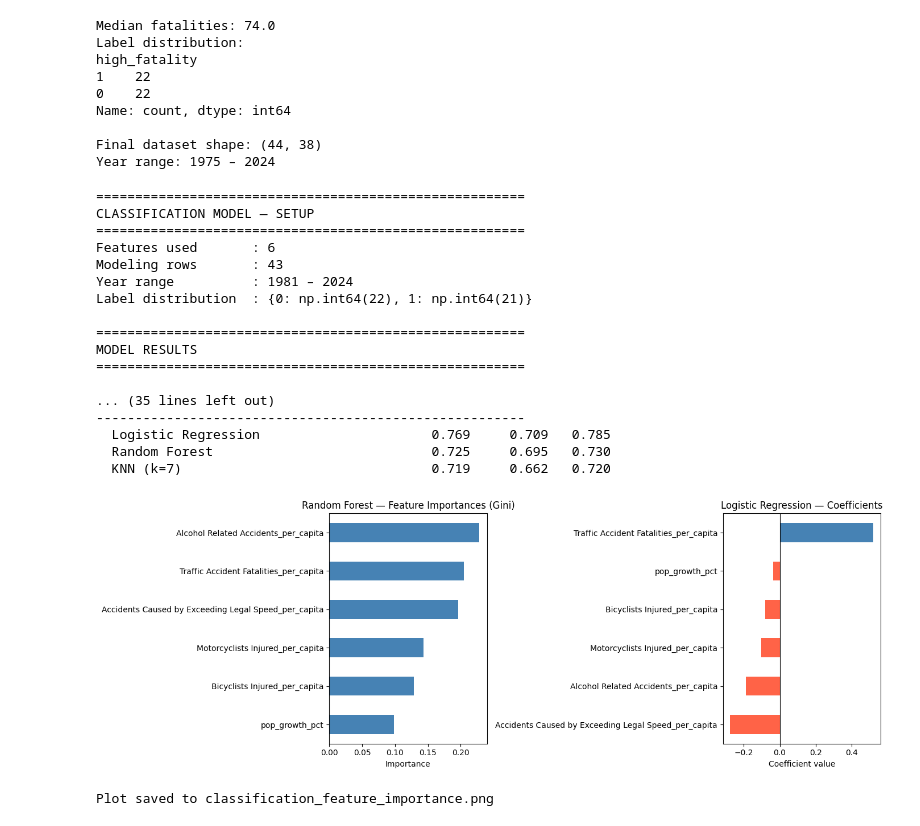
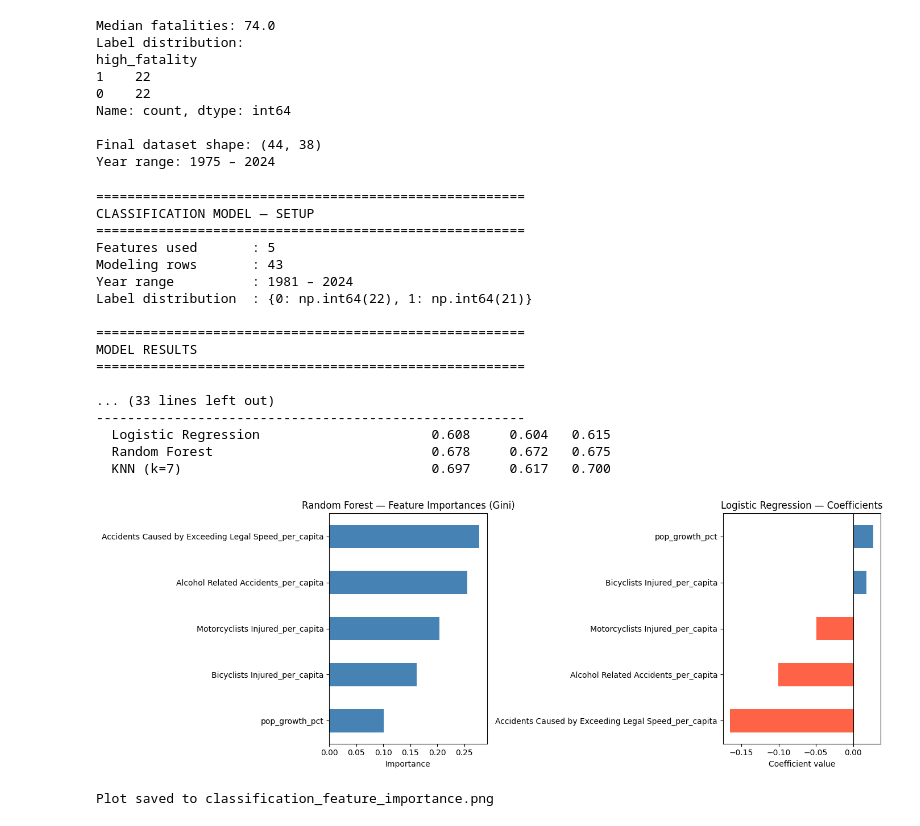
Before and after one commit to sirjacket42/DTSC2302_Final_Proj, a Jupyter notebook: Model_2.ipynb, the cells around one changed output. Cells and saved outputs as stored; diff of their text form; code cells hidden in the pictures.

```diff
--- a/Model_2.ipynb
+++ b/Model_2.ipynb
@@ -107,7 +107,6 @@ Year range: 1975 – 2024
 
 # ── 1. Feature Selection ─────────────────────────────────────────────────────
 feature_cols = [
-    "Traffic Accident Fatalities_per_capita",
     "Alcohol Related Accidents_per_capita",
     "Accidents Caused by Exceeding Legal Speed_per_capita",
     "Motorcyclists Injured_per_capita",
@@ -222,37 +221,37 @@ fig, axes = plt.subplots(1, 2, figsize=(14, 5))
 
 # RF importances
 rf_importances.sort_values().plot(kind="barh", ax=axes[0], color="steelblue")
 axes[0].set_title("Random Forest — Feature Importances (Gini)")
 axes[0].set_xlabel("Importance")
 axes[0].axvline(0, color="black", linewidth=0.8)
 
 # LR coefficients
 lr_coefs.sort_values().plot(kind="barh", ax=axes[1], color=["tomato" if c < 0 else "steelblue" for c in lr_coefs.sort_values()])
 axes[1].set_title("Logistic Regression — Coefficients")
 axes[1].set_xlabel("Coefficient value")
 axes[1].axvline(0, color="black", linewidth=0.8)
 
 plt.tight_layout()
 plt.savefig("classification_feature_importance.png", dpi=150, bbox_inches="tight")
 plt.show()
 print("\nPlot saved to classification_feature_importance.png")
 # %% [output]
 =======================================================
 CLASSIFICATION MODEL — SETUP
 =======================================================
-Features used       : 6
+Features used       : 5
 Modeling rows       : 43
 Year range          : 1981 – 2024
 Label distribution  : {0: np.int64(22), 1: np.int64(21)}
 
 =======================================================
 MODEL RESULTS
 =======================================================
 
-... (35 lines left out)
+... (33 lines left out)
 -------------------------------------------------------
-  Logistic Regression                      0.769     0.709   0.785
-  Random Forest                            0.725     0.695   0.730
-  KNN (k=7)                                0.719     0.662   0.720
+  Logistic Regression                      0.608     0.604   0.615
+  Random Forest                            0.678     0.672   0.675
+  KNN (k=7)                                0.697     0.617   0.700
-[figure, old version]
+[figure, new version]
 Plot saved to classification_feature_importance.png
```
Also changed, not shown: 1 other file.
